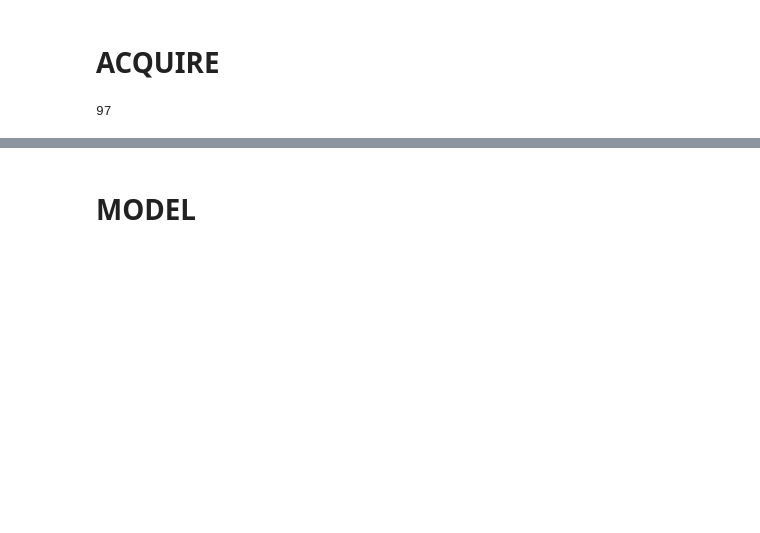
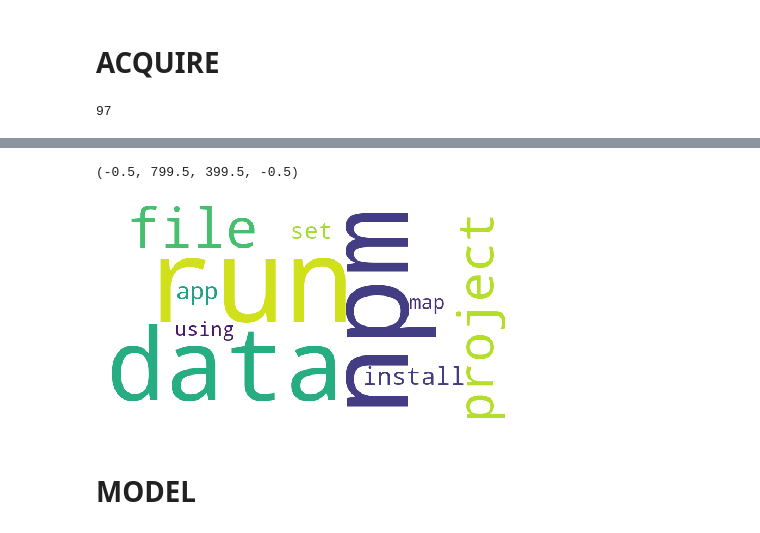
Before and after one commit to NLP-MVPs/nlp-project, a Jupyter notebook: samuel/sam-notebook.ipynb, the cells around one changed output, grey strips where cells are left out. Cells and saved outputs as stored; diff of their text form; code cells hidden in the pictures; blank space fills up the shorter version.

```diff
--- a/samuel/sam-notebook.ipynb
+++ b/samuel/sam-notebook.ipynb
@@ -98,3 +179,18 @@ validate.head()
+# %%
+# how often did each word appear in data?
+js_words = pd.Series(nltk.ngrams(javascript, 1)).value_counts()
+
+# top 10
+top_10_js_words = js_words.head(10)
+# %%
+data = {k[0]: v for k, v in top_10_js_words.to_dict().items()}
+img = WordCloud(background_color='white', width=800, height=400).generate_from_frequencies(data)
+plt.figure(figsize=(8, 4))
+plt.imshow(img)
+plt.axis('off')
+# %% [output]
+(-0.5, 799.5, 399.5, -0.5)
+[figure, added]
 # %% [markdown]
 # MODEL
 # %% [markdown]
```
Also changed, not shown: parts of 14 cells of this notebook, 1 other file.
